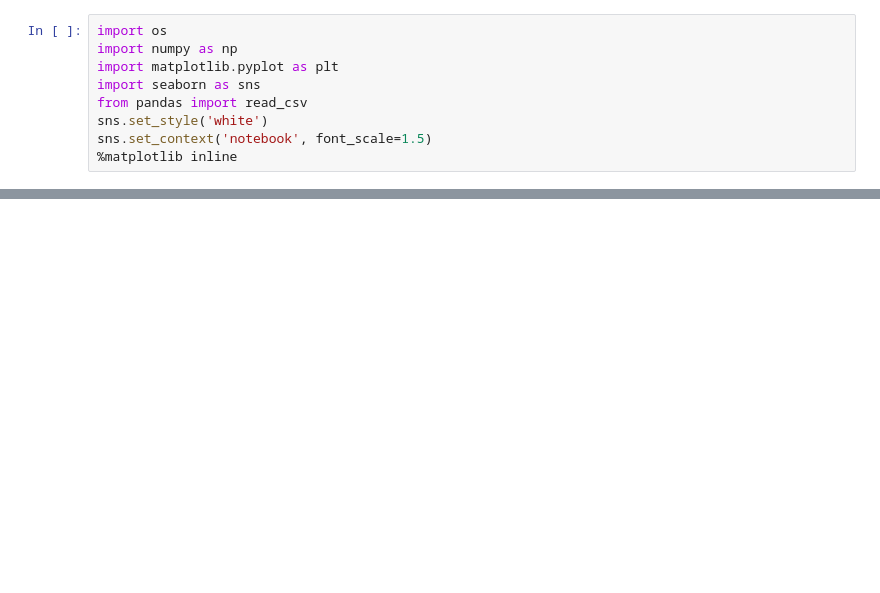
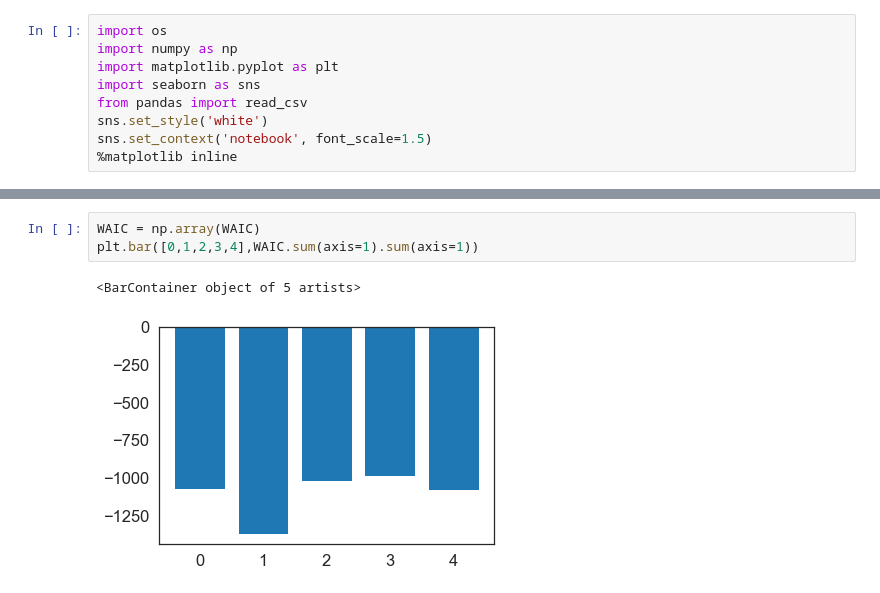
Before and after one commit to nivlab/RobotFactory, a Jupyter notebook: notebooks/03_Pilot/03_Modeling.ipynb, the cells around one changed output, grey strips where cells are left out. Cells and saved outputs as stored; diff of their text form; blank space fills up the shorter version.

```diff
--- a/notebooks/03_Pilot/03_Modeling.ipynb
+++ b/notebooks/03_Pilot/03_Modeling.ipynb
@@ -119,0 +132,6 @@ So, as an FYI, if you're still planning on piloting tomorrow: I've been modeling
+# %%
+WAIC = np.array(WAIC)
+plt.bar([0,1,2,3,4],WAIC.sum(axis=1).sum(axis=1))
+# %% [output]
+<BarContainer object of 5 artists>
+[figure, added]
```
Also changed, not shown: parts of 21 cells of this notebook, 7 other files.
